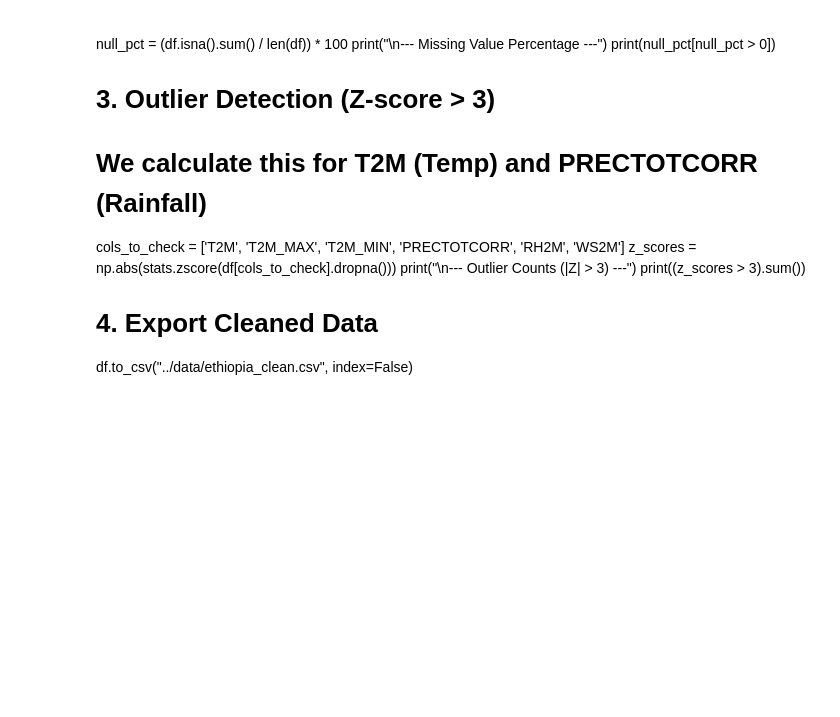
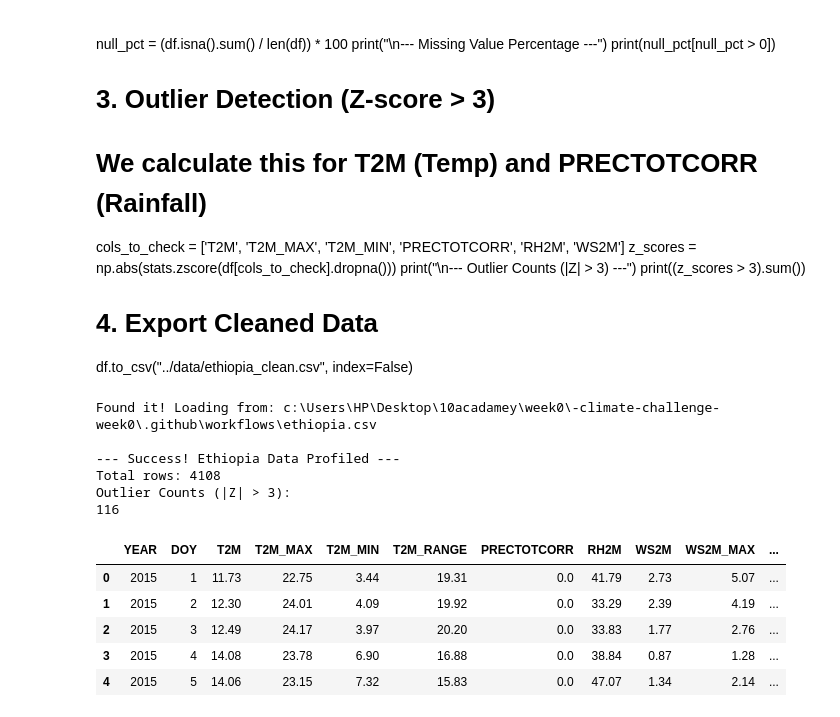
Before and after one commit to KetimTesfaye/-climate-challenge-week0, a Jupyter notebook: notebooks/ethiopia_eda.ipynb, the cells around one changed output. Cells and saved outputs as stored; diff of their text form; code cells hidden in the pictures; blank space fills up the shorter version.

```diff
--- a/notebooks/ethiopia_eda.ipynb
+++ b/notebooks/ethiopia_eda.ipynb
@@ -40,3 +40,63 @@ print((z_scores > 3).sum())
 
 # 4. Export Cleaned Data
 df.to_csv("../data/ethiopia_clean.csv", index=False)
+# %%
+import pandas as pd
+import numpy as np
+from scipy import stats
+import os
+
+def find_file(filename, search_path):
+    for root, dirs, files in os.walk(search_path):
+        if filename in files:
+            return os.path.join(root, filename)
+    return None
+
+# 1. Automatically locate the file anywhere in your project
+filename = "ethiopia.csv"
+# We search starting from two levels up to be safe
+project_root = os.path.abspath(os.path.join(os.getcwd(), "../.."))
+file_path = find_file(filename, project_root)
+
+if file_path:
+    print(f"Found it! Loading from: {file_path}")
+    df = pd.read_csv(file_path)
+else:
+    # Last resort: list everything so we can see where it is
+    print("Files in current folder:", os.listdir("."))
+    raise FileNotFoundError(f"I searched everywhere but couldn't find {filename}. Is it spelled exactly like that?")
+
+# 2. Add Country & Clean NASA Sentinel Values
+df['Country'] = 'Ethiopia'
+df.replace(-999, np.nan, inplace=True)
+
+# 3. Date Parsing
+# NASA uses YEAR and Day of Year (DOY).
+df['Date'] = pd.to_datetime(df['YEAR'] * 1000 + df['DOY'], format='%Y%j')
+df['Month'] = df['Date'].dt.month
+
+# 4. Outlier Detection (Z-score > 3)
+cols_to_check = ['T2M', 'T2M_MAX', 'T2M_MIN', 'PRECTOTCORR']
+df_numeric = df[cols_to_check].dropna()
+z_scores = np.abs(stats.zscore(df_numeric))
+
+print("\n--- Success! Ethiopia Data Profiled ---")
+print(f"Total rows: {len(df)}")
+print(f"Outlier Counts (|Z| > 3):\n{(z_scores > 3).sum()}")
+
+# 5. Export Clean Data to a safe spot
+df.to_csv("ethiopia_clean.csv", index=False)
+df.head()
+# %% [output]
+Found it! Loading from: c:\Users\HP\Desktop\10acadamey\week0\-climate-challenge-week0\.github\workflows\ethiopia.csv
+
+--- Success! Ethiopia Data Profiled ---
+Total rows: 4108
+Outlier Counts (|Z| > 3):
+116
+|  | YEAR | DOY | T2M | T2M_MAX | T2M_MIN | T2M_RANGE | PRECTOTCORR | RH2M | WS2M | WS2M_MAX | ... |
+| 0 | 2015 | 1 | 11.73 | 22.75 | 3.44 | 19.31 | 0.0 | 41.79 | 2.73 | 5.07 | ... |
+| 1 | 2015 | 2 | 12.30 | 24.01 | 4.09 | 19.92 | 0.0 | 33.29 | 2.39 | 4.19 | ... |
+| 2 | 2015 | 3 | 12.49 | 24.17 | 3.97 | 20.20 | 0.0 | 33.83 | 1.77 | 2.76 | ... |
+| 3 | 2015 | 4 | 14.08 | 23.78 | 6.90 | 16.88 | 0.0 | 38.84 | 0.87 | 1.28 | ... |
+| 4 | 2015 | 5 | 14.06 | 23.15 | 7.32 | 15.83 | 0.0 | 47.07 | 1.34 | 2.14 | ... |
```
Also changed, not shown: parts of 3 cells of this notebook, 2 other files.
